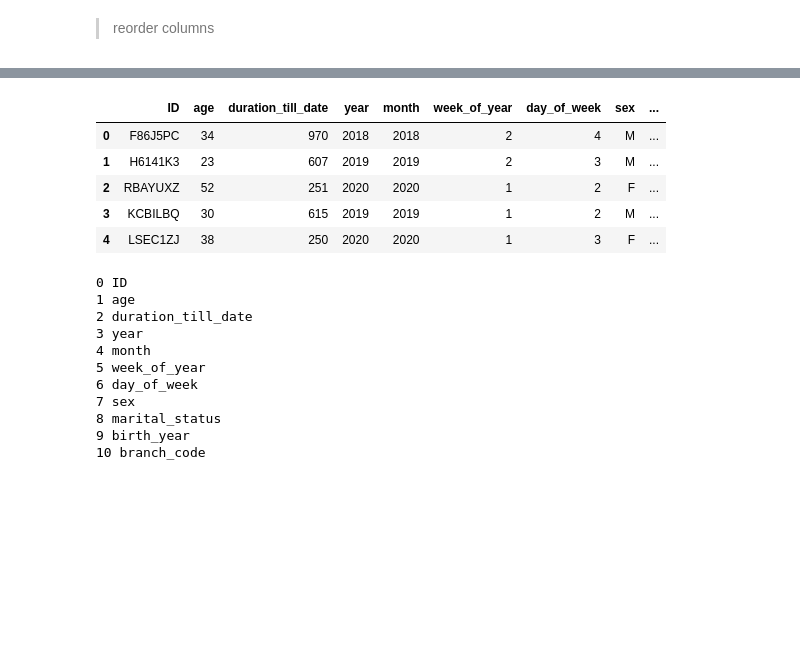
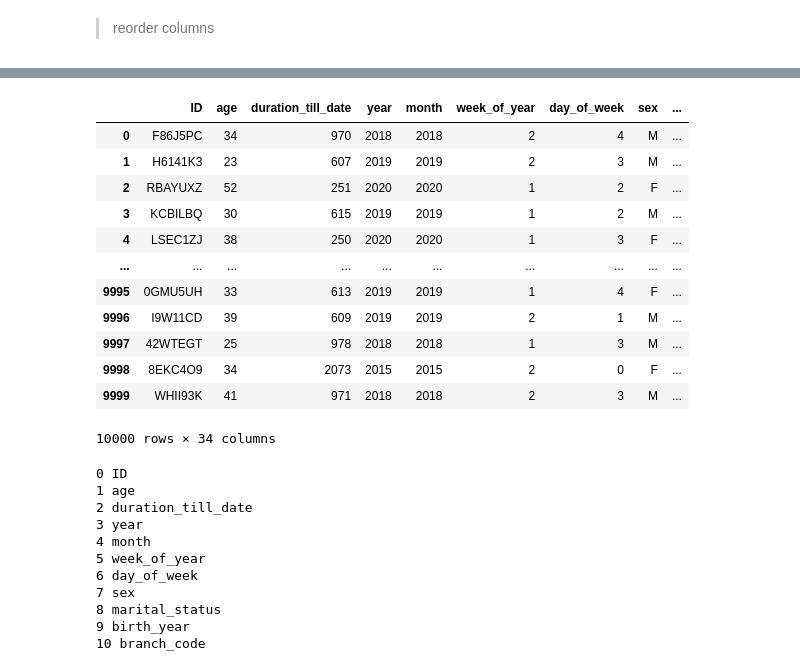
Before and after one commit to Patrick5455/Zimnat-Insurance-Challenge, a Jupyter notebook: modelling_notebook_colab.ipynb, the cells around one changed output, grey strips where cells are left out. Drawn from its saved outputs; the diff is of its cells as text; code cells hidden in the pictures; blank space fills up the shorter version.

```diff
--- a/modelling_notebook_colab.ipynb
+++ b/modelling_notebook_colab.ipynb
@@ -553,12 +569,19 @@ train_set.head()
 # %%
-test_set.head()
+test_set
 # %% [output]
 |  | ID | age | duration_till_date | year | month | week_of_year | day_of_week | sex | ... |
 | 0 | F86J5PC | 34 | 970 | 2018 | 2018 | 2 | 4 | M | ... |
 | 1 | H6141K3 | 23 | 607 | 2019 | 2019 | 2 | 3 | M | ... |
 | 2 | RBAYUXZ | 52 | 251 | 2020 | 2020 | 1 | 2 | F | ... |
 | 3 | KCBILBQ | 30 | 615 | 2019 | 2019 | 1 | 2 | M | ... |
 | 4 | LSEC1ZJ | 38 | 250 | 2020 | 2020 | 1 | 3 | F | ... |
+| ... | ... | ... | ... | ... | ... | ... | ... | ... | ... |
+| 9995 | 0GMU5UH | 33 | 613 | 2019 | 2019 | 1 | 4 | F | ... |
+| 9996 | I9W11CD | 39 | 609 | 2019 | 2019 | 2 | 1 | M | ... |
+| 9997 | 42WTEGT | 25 | 978 | 2018 | 2018 | 1 | 3 | M | ... |
+| 9998 | 8EKC4O9 | 34 | 2073 | 2015 | 2015 | 2 | 0 | F | ... |
+| 9999 | WHII93K | 41 | 971 | 2018 | 2018 | 2 | 3 | M | ... |
+10000 rows × 34 columns
 # %%
 for i, v in enumerate(test_set.columns.to_list()):
   print(i, v)
```
Also changed, not shown: parts of 78 cells of this notebook.
